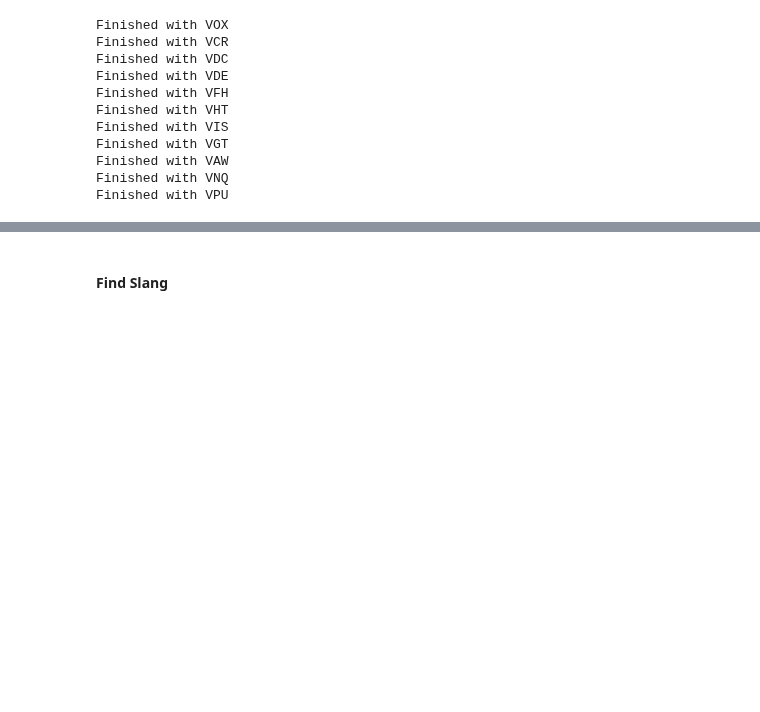
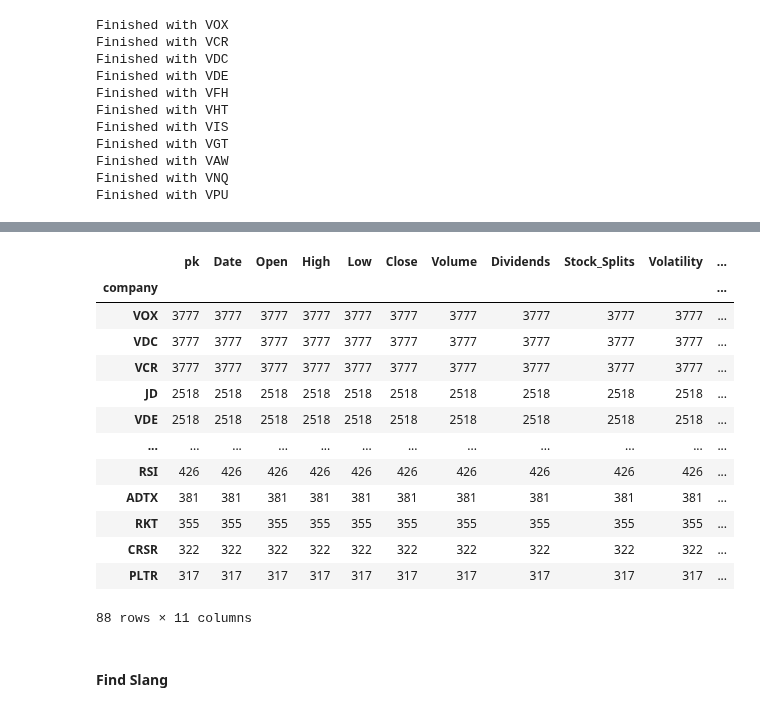
Before and after one commit to kyle-rgb/Discord_Project, a Jupyter notebook: notebooks/Data_Cleaning.ipynb, the cells around one changed output, grey strips where cells are left out. Cells and saved outputs as stored; diff of their text form; code cells hidden in the pictures; blank space fills up the shorter version.

```diff
--- a/notebooks/Data_Cleaning.ipynb
+++ b/notebooks/Data_Cleaning.ipynb
@@ -2689,3 +2705,20 @@ with sql.connect("../data/interim/stocks.db") as con:
+# %%
+company_dailys.groupby("company").count().sort_values("Open", ascending=False)
+# %% [output]
+|  | pk | Date | Open | High | Low | Close | Volume | Dividends | Stock_Splits | Volatility | ... |
+| company |  |  |  |  |  |  |  |  |  |  | ... |
+| VOX | 3777 | 3777 | 3777 | 3777 | 3777 | 3777 | 3777 | 3777 | 3777 | 3777 | ... |
+| VDC | 3777 | 3777 | 3777 | 3777 | 3777 | 3777 | 3777 | 3777 | 3777 | 3777 | ... |
+| VCR | 3777 | 3777 | 3777 | 3777 | 3777 | 3777 | 3777 | 3777 | 3777 | 3777 | ... |
+| JD | 2518 | 2518 | 2518 | 2518 | 2518 | 2518 | 2518 | 2518 | 2518 | 2518 | ... |
+| VDE | 2518 | 2518 | 2518 | 2518 | 2518 | 2518 | 2518 | 2518 | 2518 | 2518 | ... |
+| ... | ... | ... | ... | ... | ... | ... | ... | ... | ... | ... | ... |
+| RSI | 426 | 426 | 426 | 426 | 426 | 426 | 426 | 426 | 426 | 426 | ... |
+| ADTX | 381 | 381 | 381 | 381 | 381 | 381 | 381 | 381 | 381 | 381 | ... |
+| RKT | 355 | 355 | 355 | 355 | 355 | 355 | 355 | 355 | 355 | 355 | ... |
+| CRSR | 322 | 322 | 322 | 322 | 322 | 322 | 322 | 322 | 322 | 322 | ... |
+| PLTR | 317 | 317 | 317 | 317 | 317 | 317 | 317 | 317 | 317 | 317 | ... |
+88 rows × 11 columns
 # %% [markdown]
 #### Find Slang
 # %%
```
Also changed, not shown: parts of 1 cell of this notebook, 18 other files.
